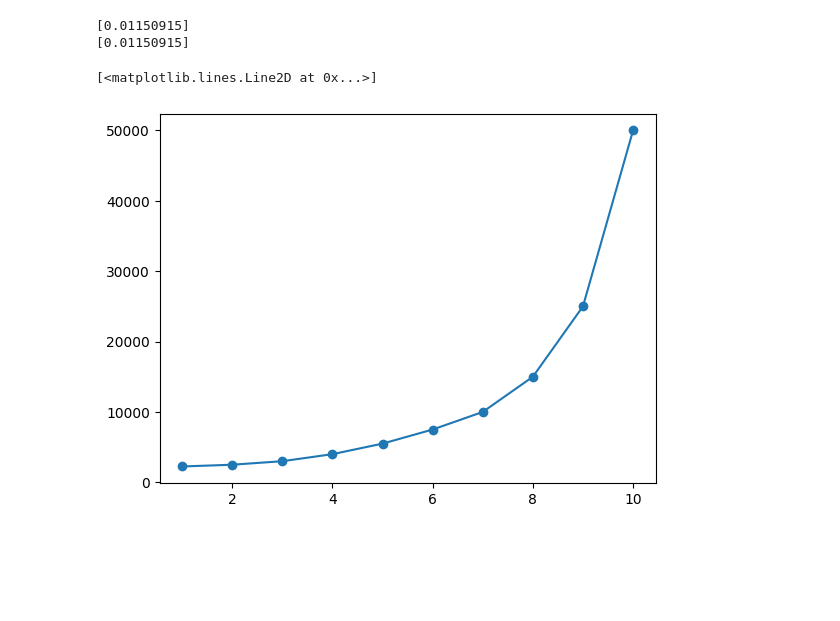
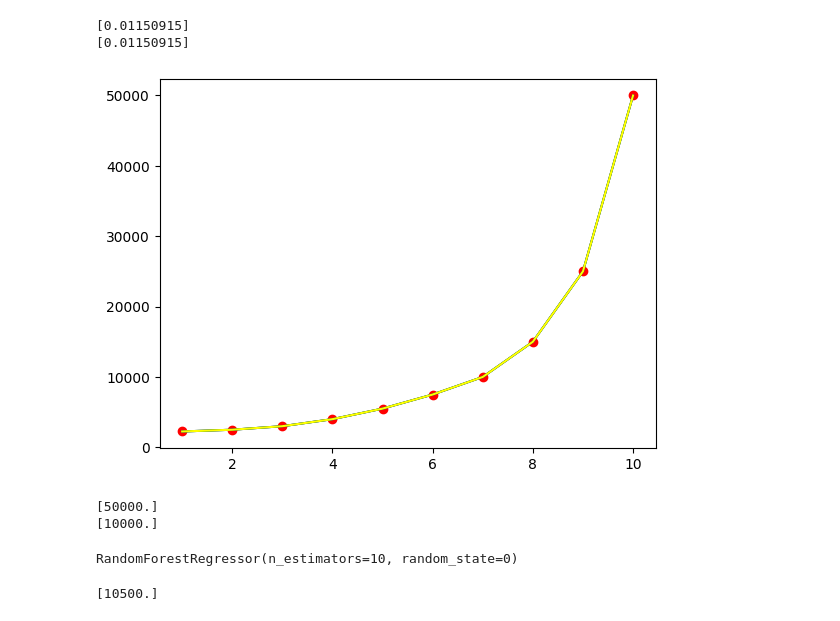
Before and after one commit to zeynepersen/MachineLearning, a Jupyter notebook: PolinomRegresyonSablonu.ipynb, the cells around one changed output. Drawn from its saved outputs; the diff is of its cells as text; code cells hidden in the pictures; blank space fills up the shorter version.

```diff
--- a/PolinomRegresyonSablonu.ipynb
+++ b/PolinomRegresyonSablonu.ipynb
@@ -131,11 +131,31 @@ print(svr_reg.predict([[6.6]]))
 # %%
 from sklearn.tree import DecisionTreeRegressor
 r_dt = DecisionTreeRegressor(random_state=0)
-
 r_dt.fit(X,Y)
 
-plt.scatter(X,Y)
-plt.plot(X,r_dt.predict(X))
+Z = X + 0.5
+K = X - 0.4
+
+plt.scatter(X,Y, color = 'red')
+plt.plot(x, r_dt.predict(X), color ='blue')
+
+plt.plot(x,r_dt.predict(Z),color='green')
+plt.plot(x,r_dt.predict(K),color='yellow')
+
+plt.show()
+print(r_dt.predict([[11]]))
+print(r_dt.predict([[6.6]]))
 # %% [output]
+[figure, new version]
-[<matplotlib.lines.Line2D at 0x...>]
+[50000.]
+[10000.]
-[figure, old version]
+# %%
+from sklearn.ensemble import RandomForestRegressor
+rf_reg = RandomForestRegressor(random_state=0, n_estimators=10)
+rf_reg.fit(X,Y.ravel())
+# %% [output]
+RandomForestRegressor(n_estimators=10, random_state=0)
+# %%
+print(rf_reg.predict([[6.6]]))
+# %% [output]
+[10500.]
```
Also changed, not shown: parts of 1 cell of this notebook.
